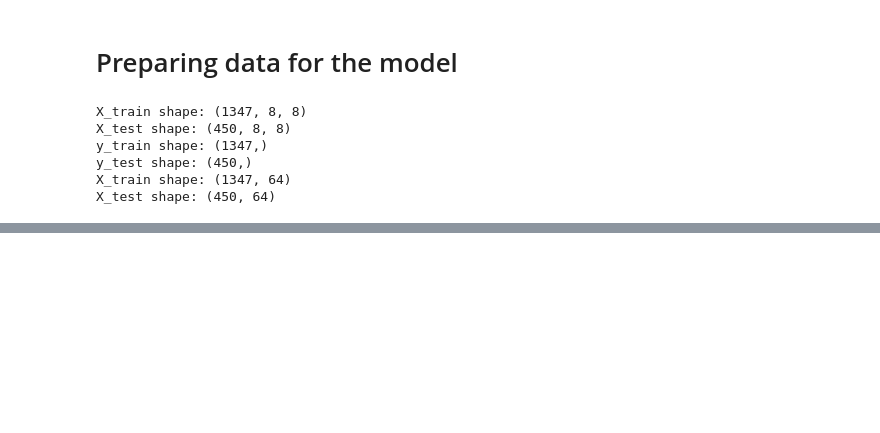
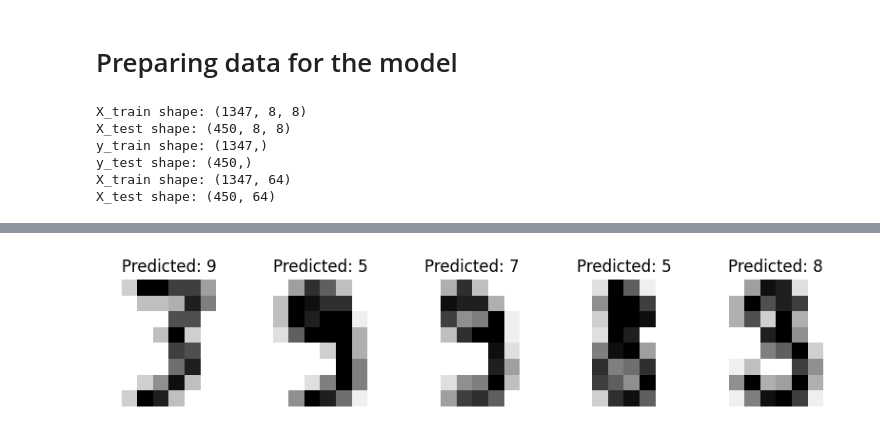
Before and after one commit to Ostryyy/digit_recognation, a Jupyter notebook: digit_recognation.ipynb, the cells around one changed output, grey strips where cells are left out. Saved outputs shown, nothing was run; the diff lists cells and outputs as text; code cells hidden in the pictures; blank space fills up the shorter version.

```diff
--- a/digit_recognation.ipynb
+++ b/digit_recognation.ipynb
@@ -66,0 +157,3 @@ X_test shape: (450, 64)
+# %%
+results = pd.DataFrame(data={'y_pred': y_pred, 'y_test': y_test})
+results.head(10)
@@ -66,0 +172,4 @@ X_test shape: (450, 64)
+# %%
+errors = results[results['y_pred'] != results['y_test']]
+errors_idx = list(errors.index)
+errors_idx
@@ -66,0 +187,9 @@ X_test shape: (450, 64)
+# %%
+plt.figure(figsize=(12, 10))
+for index, error_idx in enumerate(errors_idx[:6]):
+  plt.subplot(2, 6, index+1)
+  plt.axis('off')
+  plt.imshow(images[error_idx], cmap=plt.cm.gray_r)
+  plt.title(f'Predicted: {y_pred[error_idx]}')
+# %% [output]
+[figure, added]
```
Also changed, not shown: parts of 16 cells of this notebook.
